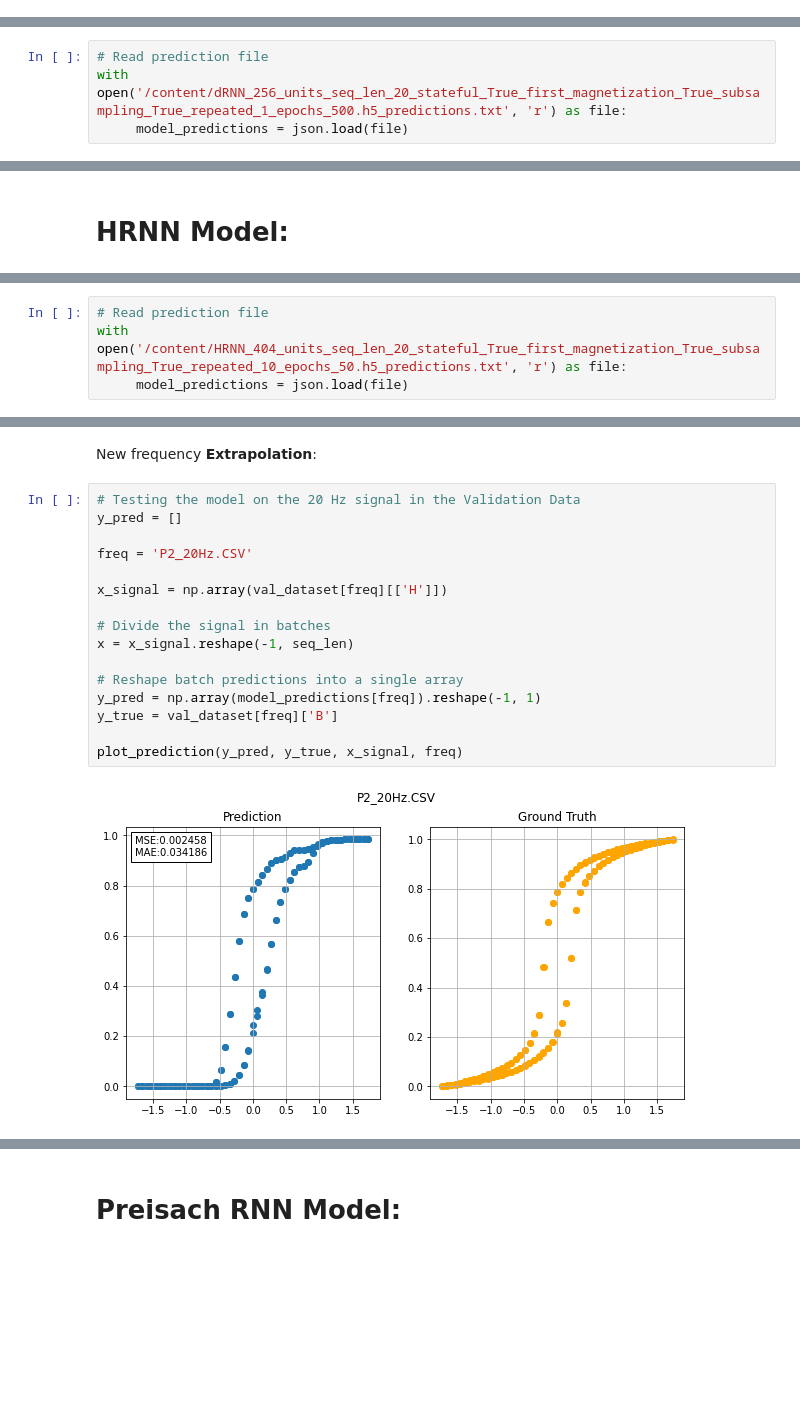
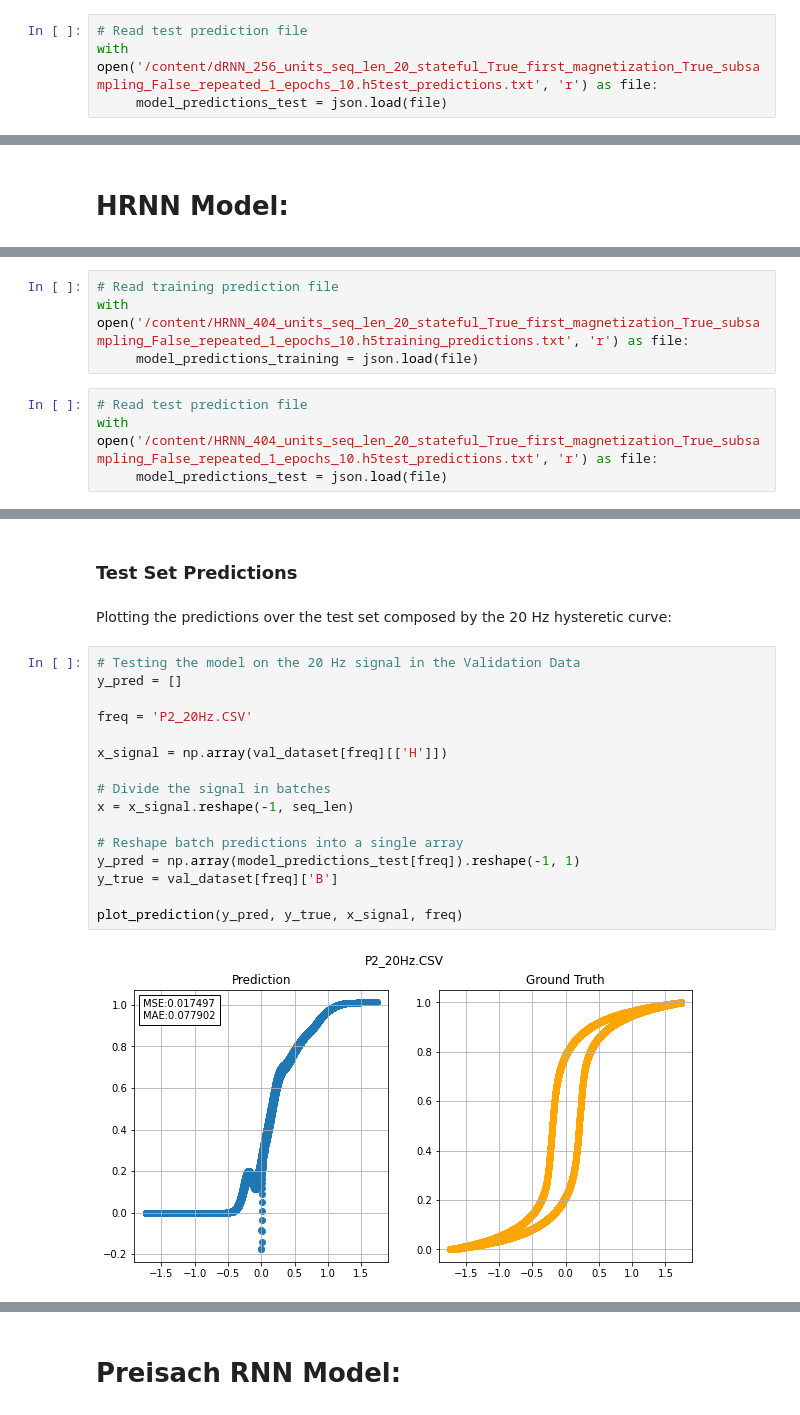
Before and after one commit to olivieromassi/Hysteresis-Modelling-with-Neural-Networks, a Jupyter notebook: PredictionComparison.ipynb, the cells around one changed output, grey strips where cells are left out. Drawn from its saved outputs; the diff is of its cells as text; blank space fills up the shorter version.

Commit message:
Added comparison between Model Predictions: dRNN vs. HRNN vs. Preisach RNN

```diff
--- a/PredictionComparison.ipynb
+++ b/PredictionComparison.ipynb
@@ -137 +160,5 @@ with open('/content/dRNN_256_units_seq_len_20_stateful_True_first_magnetization_
+# %%
+# Read test prediction file
+with open('/content/dRNN_256_units_seq_len_20_stateful_True_first_magnetization_True_subsampling_False_repeated_1_epochs_10.h5test_predictions.txt', 'r') as file:
+     model_predictions_test = json.load(file)
 # %% [markdown]
@@ -197,4 +215,0 @@ dRNN with **256** units with tanh in the output layer:
-# %%
-# Read prediction file
-with open('/content/dRNN_256_units_seq_len_20_stateful_True_first_magnetization_True_subsampling_True_repeated_1_epochs_500.h5_predictions.txt', 'r') as file:
-     model_predictions = json.load(file)
@@ -267,7 +228,11 @@ transition values). Each forward transition value had four
 different reverse transition values (β values) associated with it,
 with differences ranging from 0.02 to 0.47.
 # %%
-# Read prediction file
-with open('/content/HRNN_404_units_seq_len_20_stateful_True_first_magnetization_True_subsampling_True_repeated_10_epochs_50.h5_predictions.txt', 'r') as file:
-     model_predictions = json.load(file)
+# Read training prediction file
+with open('/content/HRNN_404_units_seq_len_20_stateful_True_first_magnetization_True_subsampling_False_repeated_1_epochs_10.h5training_predictions.txt', 'r') as file:
+     model_predictions_training = json.load(file)
+# %%
+# Read test prediction file
+with open('/content/HRNN_404_units_seq_len_20_stateful_True_first_magnetization_True_subsampling_False_repeated_1_epochs_10.h5test_predictions.txt', 'r') as file:
+     model_predictions_test = json.load(file)
 # %% [markdown]
@@ -303,20 +268,22 @@ for freq in val_dataset:
-# %% [markdown]
-New frequency **Extrapolation**:
+# %% [markdown]
+### Test Set Predictions
+# %% [markdown]
+Plotting the predictions over the test set composed by the 20 Hz hysteretic curve:
 # %%
 # Testing the model on the 20 Hz signal in the Validation Data
 y_pred = []
 
 freq = 'P2_20Hz.CSV'
 
 x_signal = np.array(val_dataset[freq][['H']])
 
 # Divide the signal in batches
 x = x_signal.reshape(-1, seq_len)
 
 # Reshape batch predictions into a single array
-y_pred = np.array(model_predictions[freq]).reshape(-1, 1)
+y_pred = np.array(model_predictions_test[freq]).reshape(-1, 1)
 y_true = val_dataset[freq]['B']
 
 plot_prediction(y_pred, y_true, x_signal, freq)
 # %% [output]
-[figure, old version]
+[figure, new version]
```
Also changed, not shown: parts of 50 cells of this notebook.
